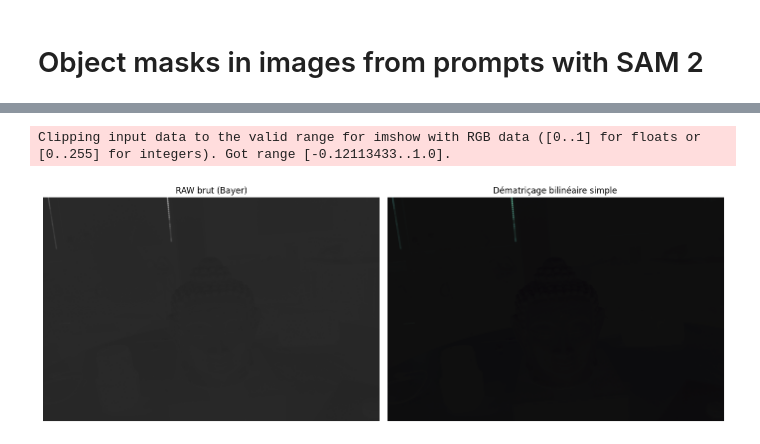
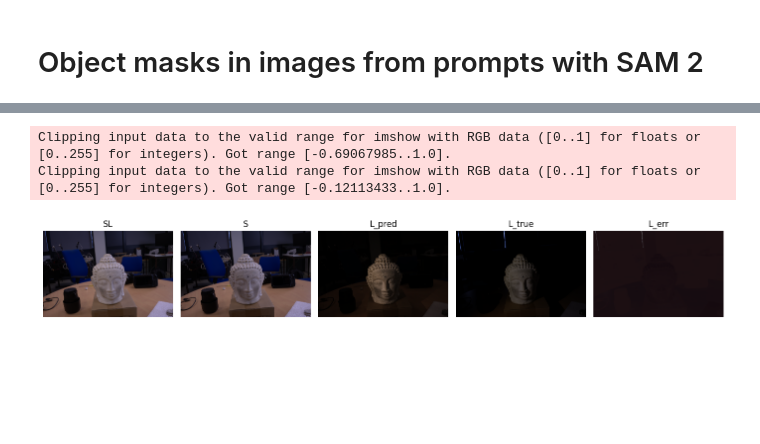
Before and after one commit to Romain-Malinge/Stray-light-elimination, a Jupyter notebook: differance.ipynb, the cells around one changed output, grey strips where cells are left out. Saved outputs shown, nothing was run; the diff lists cells and outputs as text; code cells hidden in the pictures; blank space fills up the shorter version.

```diff
--- a/differance.ipynb
+++ b/differance.ipynb
@@ -78,10 +88,9 @@ def show_raw_and_bilinear(raw_array):
     plt.show()
 # %%
 path_S = "./BDD/Reel/Buddha_4/Stray/DSC_9646.NEF"
-S = load_image_raw(path_S)
+S, rgb_S = load_image_raw(path_S)
 
 path_SL = "./BDD/Reel/Buddha_4/Stray&PS/DSC_9653.NEF"
-SL = load_image_raw(path_SL)
+SL, rgb_SL = load_image_raw(path_SL)
 
 L_pred = SL - S
-show_raw_and_bilinear(L_pred)
@@ -91,5 +97,5 @@ Clipping input data to the valid range for imshow with RGB data ([0..1] for floa
 # %%
 path_L = "./BDD/Reel/Buddha_4/PS/DSC_9505.NEF"
-L_true = load_image_raw(path_L)
+L_true, rgb_L_true = load_image_raw(path_L)
 
-show_raw_and_bilinear(L_true)
+L_err = L_true - L_pred
@@ -98,6 +102,30 @@ show_raw_and_bilinear(L_true)
-# %%
-L_err = L_true - L_pred
-show_raw_and_bilinear(L_err)
-# %% [output]
-Clipping input data to the valid range for imshow with RGB data ([0..1] for floats or [0..255] for integers). Got range [-0.12113433..1.0].
-[figure, removed]
+# %%
+# Afficher en rgb les images SL S L_pred L_true :
+fig, axes = plt.subplots(1, 5, figsize=(14, 6))
+
+axes[0].imshow(rgb_SL)
+axes[0].set_title("SL")
+axes[0].axis("off")
+
+axes[1].imshow(rgb_S)
+axes[1].set_title("S")
+axes[1].axis("off")
+
+axes[2].imshow(demosaic_bilinear(L_pred))
+axes[2].set_title("L_pred")
+axes[2].axis("off")
+
+axes[3].imshow(rgb_L_true)
+axes[3].set_title("L_true")
+axes[3].axis("off")
+
+axes[4].imshow(demosaic_bilinear(L_err))
+axes[4].set_title("L_err")
+axes[4].axis("off")
+
+plt.tight_layout()
+plt.show()
+# %% [output]
+Clipping input data to the valid range for imshow with RGB data ([0..1] for floats or [0..255] for integers). Got range [-0.69067985..1.0].
+Clipping input data to the valid range for imshow with RGB data ([0..1] for floats or [0..255] for integers). Got range [-0.12113433..1.0].
+[figure, added]
```
Also changed, not shown: parts of 3 cells of this notebook, 2 other files.
